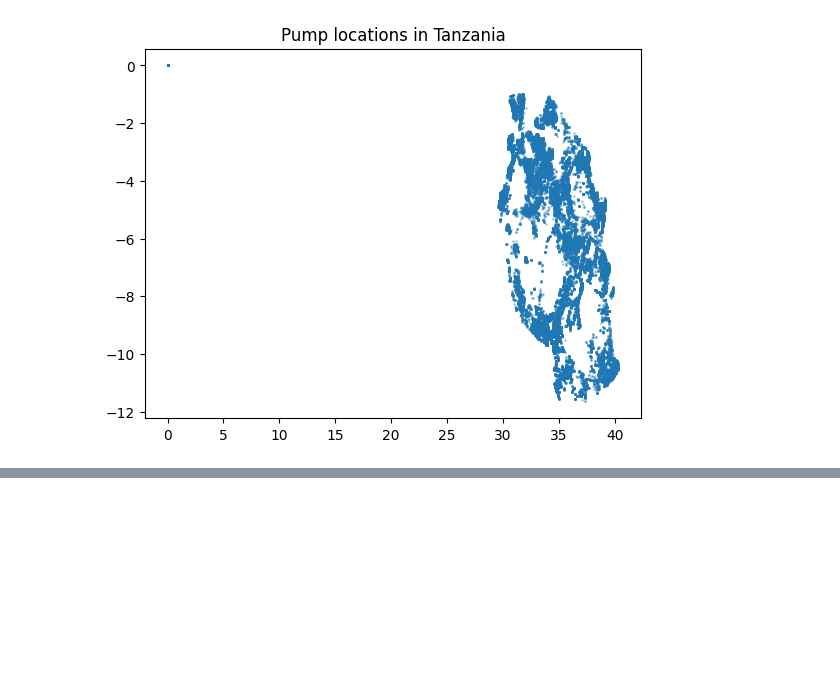
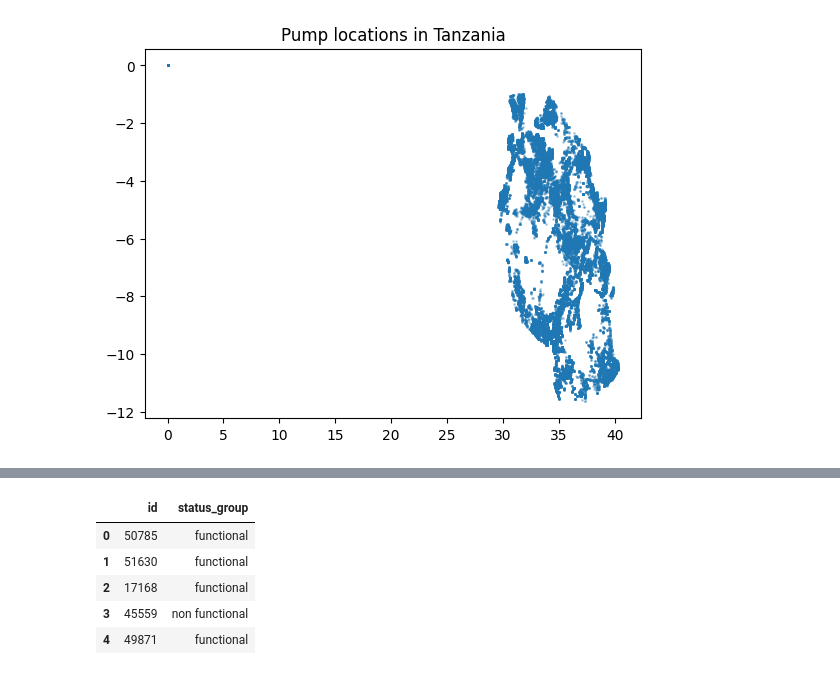
Before and after one commit to OrionXV/AI7101-Project, a Jupyter notebook: AI7101GroupProject.ipynb, the cells around one changed output, grey strips where cells are left out. Cells and saved outputs as stored; diff of their text form; code cells hidden in the pictures; blank space fills up the shorter version.

```diff
--- a/AI7101GroupProject.ipynb
+++ b/AI7101GroupProject.ipynb
@@ -166,0 +227,2 @@ plt.show()
+# %%
+preprocessor = PumpPreprocessor(n_neighbors=5).fit(train)
@@ -166,0 +257,17 @@ plt.show()
+# %%
+from sklearn.model_selection import train_test_split
+
+X_train, X_val, y_train, y_val = train_test_split(
+    train_final, train_targets, test_size=0.2, random_state=42, #stratify=train_targets
+)
+# %%
+import lightgbm as lgb
+from sklearn.metrics import classification_report, accuracy_score
+
+model = lgb.LGBMClassifier(
+    n_estimators=500,
+    learning_rate=0.05,
+    max_depth=-1,
+    num_leaves=64,
+    random_state=42
+)
@@ -166,0 +286,6 @@ plt.show()
+# %%
+model.fit(
+    X_train, y_train.drop('id', axis = 1),
+    eval_set=[(X_val, y_val.drop('id', axis = 1))],
+    eval_metric="multi_logloss",
+)
@@ -166,0 +321,16 @@ plt.show()
+# %%
+y_test_pred = model.predict(test_final)
+
+#y_test_labels = le.inverse_transform(y_test_pred)
+
+submission["status_group"] = y_test_pred
+submission.to_csv("submission.csv", index=False)
+
+submission.head()
+# %% [output]
+|  | id | status_group |
+| 0 | 50785 | functional |
+| 1 | 51630 | functional |
+| 2 | 17168 | functional |
+| 3 | 45559 | non functional |
+| 4 | 49871 | functional |
```
Also changed, not shown: parts of 13 cells of this notebook.
